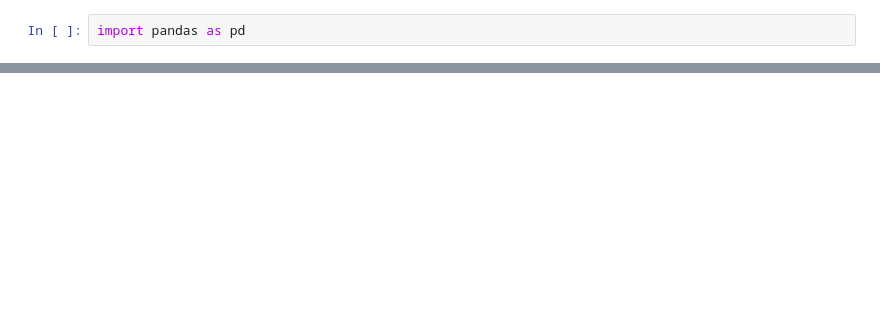
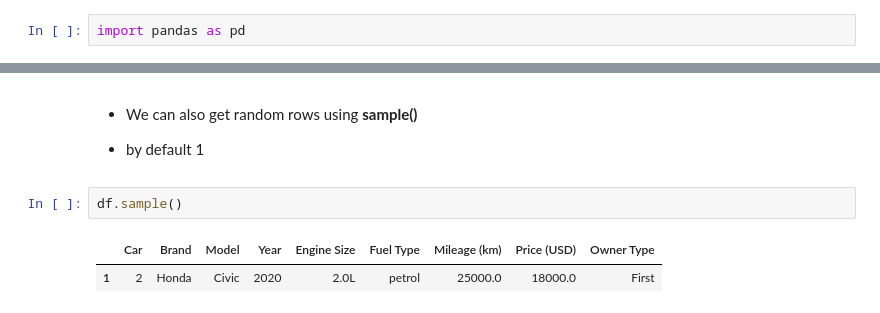
Before and after one commit to dhavalvalaa/Ai_Ml_QB, a Jupyter notebook: pandas/17_06/pandas.ipynb, the cells around one changed output, grey strips where cells are left out. Cells and saved outputs as stored; diff of their text form; blank space fills up the shorter version.

```diff
--- a/pandas/17_06/pandas.ipynb
+++ b/pandas/17_06/pandas.ipynb
@@ -15,0 +340,10 @@ df
+# %% [markdown]
+
+- We can also get random rows using **sample()**
+
+- by default 1
+# %%
+df.sample()
+# %% [output]
+|  | Car | Brand | Model | Year | Engine Size | Fuel Type | Mileage (km) | Price (USD) | Owner Type |
+| 1 | 2 | Honda | Civic | 2020 | 2.0L | petrol | 25000.0 | 18000.0 | First |
```
Also changed, not shown: parts of 63 cells of this notebook, 4 other files.
